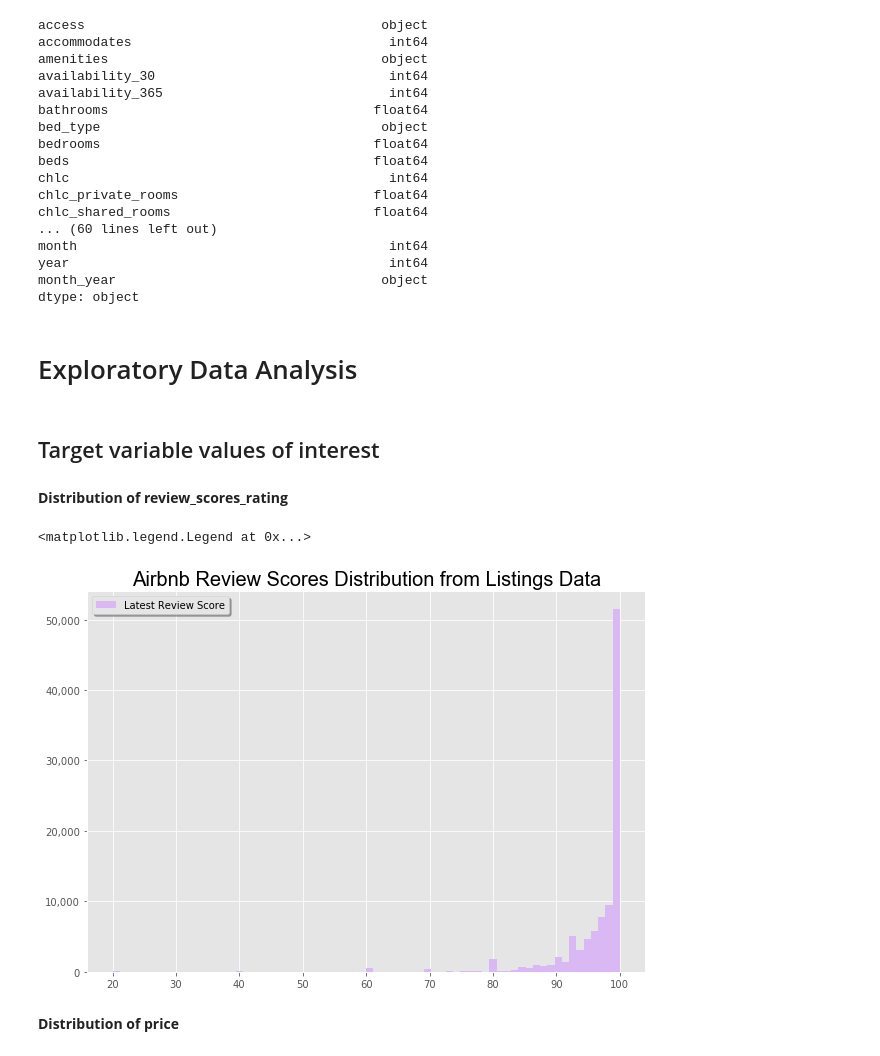
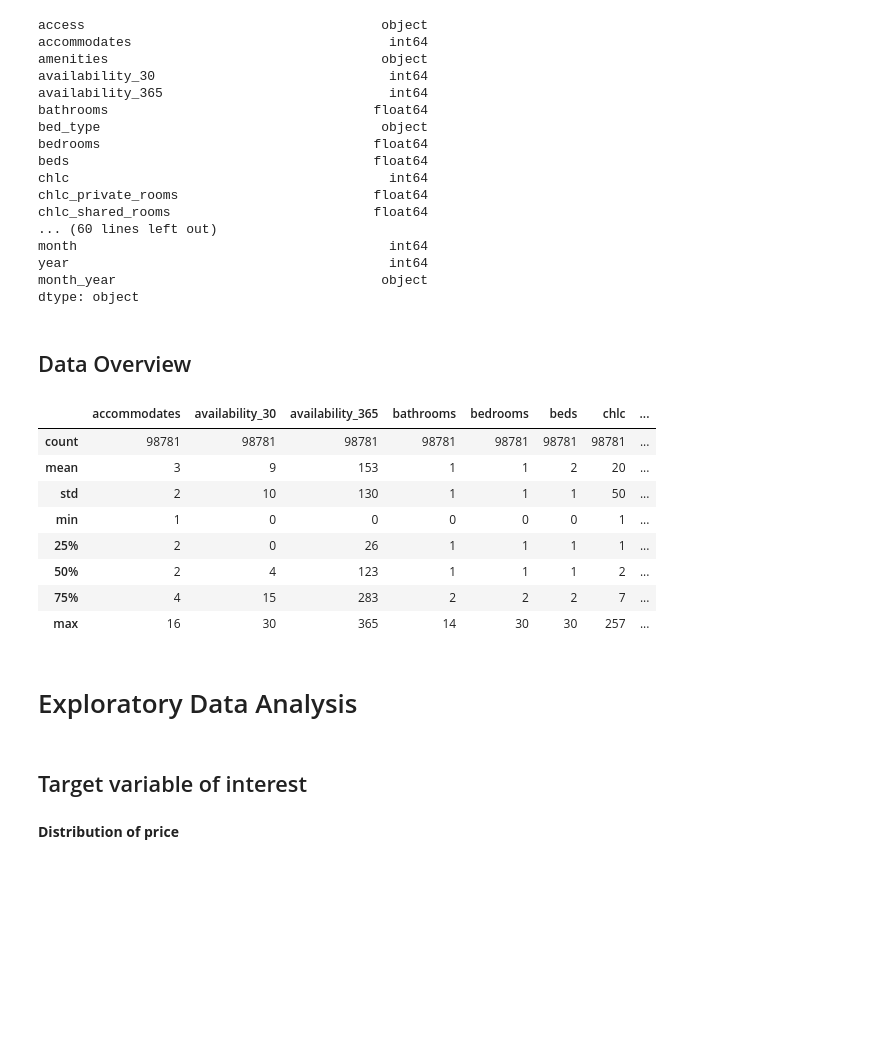
Before and after one commit to KishenSharma6/Airbnb-Analysis, a Jupyter notebook: Project Codes/03. Exploratory Data Analysis/2020_0202_Listings_EDA.ipynb, the cells around one changed output. Saved outputs shown, nothing was run; the diff lists cells and outputs as text; code cells hidden in the pictures; blank space fills up the shorter version.

```diff
--- a/Project Codes/03. Exploratory Data Analysis/2020_0202_Listings_EDA.ipynb
+++ b/Project Codes/03. Exploratory Data Analysis/2020_0202_Listings_EDA.ipynb
@@ -87,31 +87,24 @@ month                                        int64
 year                                         int64
 month_year                                  object
 dtype: object
+# %% [markdown]
+## Data Overview
+# %%
+df.describe()
+# %% [output]
+|  | accommodates | availability_30 | availability_365 | bathrooms | bedrooms | beds | chlc | ... |
+| count | 98781 | 98781 | 98781 | 98781 | 98781 | 98781 | 98781 | ... |
+| mean | 3 | 9 | 153 | 1 | 1 | 2 | 20 | ... |
+| std | 2 | 10 | 130 | 1 | 1 | 1 | 50 | ... |
+| min | 1 | 0 | 0 | 0 | 0 | 0 | 1 | ... |
+| 25% | 2 | 0 | 26 | 1 | 1 | 1 | 1 | ... |
+| 50% | 2 | 4 | 123 | 1 | 1 | 1 | 2 | ... |
+| 75% | 4 | 15 | 283 | 2 | 2 | 2 | 7 | ... |
+| max | 16 | 30 | 365 | 14 | 30 | 30 | 257 | ... |
 # %% [markdown]
 # Exploratory Data Analysis
 # %% [markdown]
-## Target variable values of interest
+## Target variable of interest
-# %% [markdown]
-**Distribution of review_scores_rating**
-# %%
-#Set title and label fonts
-csfont = {'fontname':'Comic Sans MS'}
-afont = {'fontname':'Arial'}
-
-#plot hist
-g =df.review_scores_rating.hist(figsize=(10,7), bins = 70,color = '#dab8f3', label = 'Latest Review Score')
-
-#Set font dictionaries
-dict_title= {'fontweight' : 'medium', 'fontsize' : 20,
-            'fontname':'Arial'}
-
-#Set plot aesthetics
-g.set_title('Airbnb Review Scores Distribution from Listings Data', dict_title)
-g.get_yaxis().set_major_formatter(plt.FuncFormatter(lambda x, loc: "{:,}".format(int(x))))
-g.legend(frameon = True, fancybox=True, shadow = True,fontsize = 10)
-# %% [output]
-<matplotlib.legend.Legend at 0x...>
-[figure, removed]
 # %% [markdown]
 **Distribution of price**
 # %%
```
Also changed, not shown: parts of 12 cells of this notebook.
